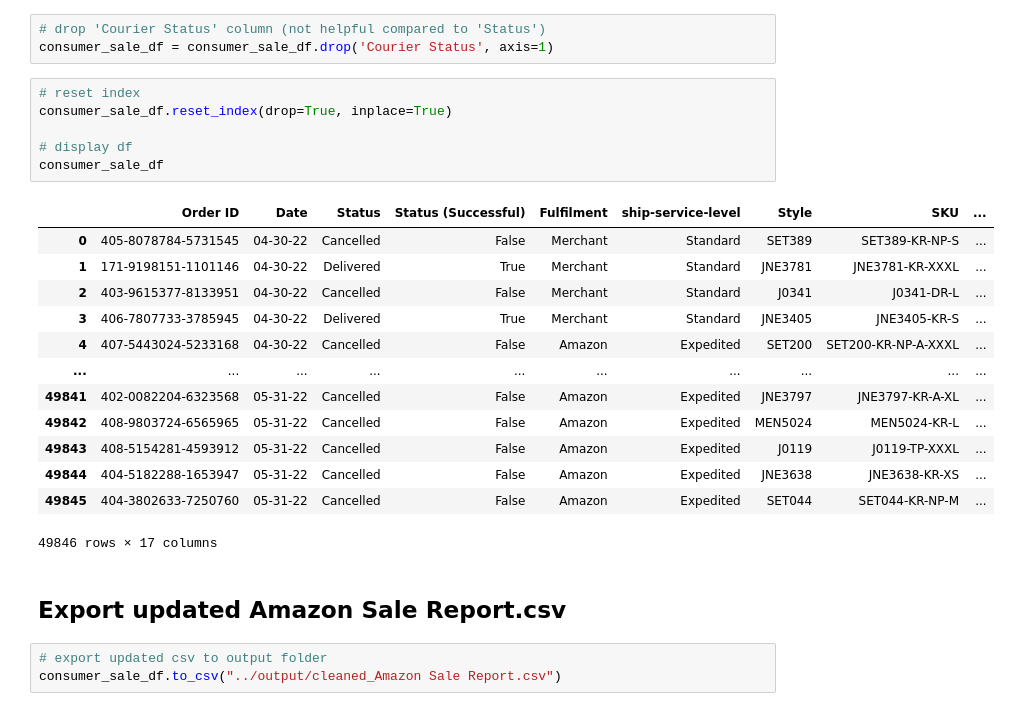
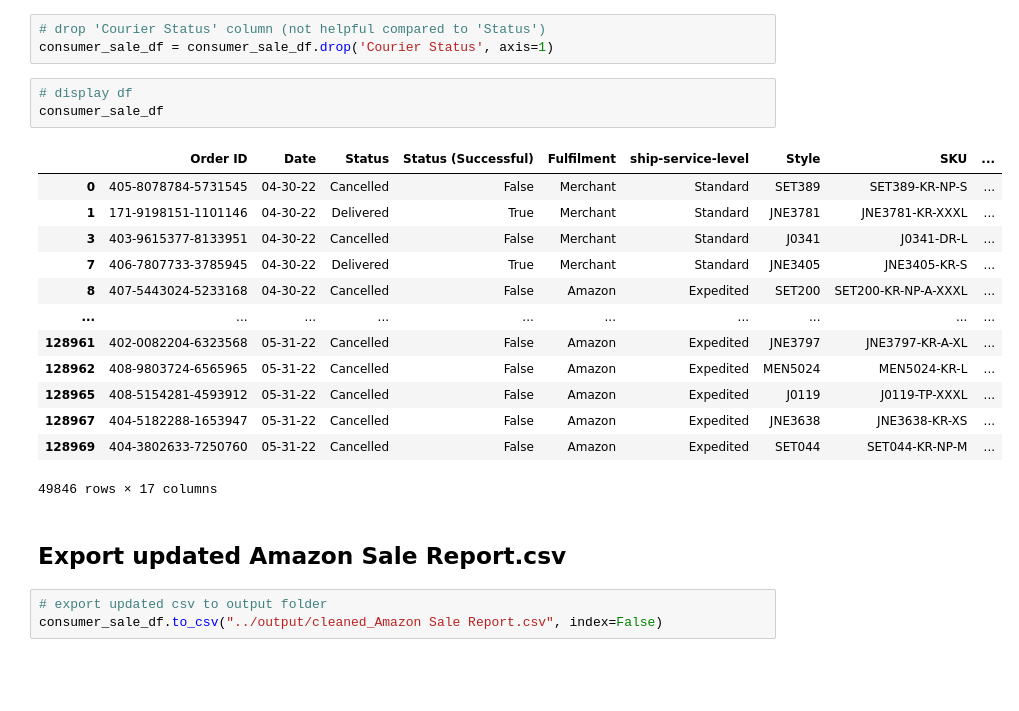
Before and after one commit to brianna-mitri/project-1, a Jupyter notebook: BM_Work/cleaning.ipynb, the cells around one changed output. Drawn from its saved outputs; the diff is of its cells as text; blank space fills up the shorter version.

Commit message:
Removed index from cleaned csv output

```diff
--- a/BM_Work/cleaning.ipynb
+++ b/BM_Work/cleaning.ipynb
@@ -207,27 +207,24 @@ consumer_sale_df = consumer_sale_df.drop(columns=repetitive_cols)
 # drop 'Courier Status' column (not helpful compared to 'Status')
 consumer_sale_df = consumer_sale_df.drop('Courier Status', axis=1)
 # %%
-# reset index
-consumer_sale_df.reset_index(drop=True, inplace=True)
-
 # display df
 consumer_sale_df
 # %% [output]
 |  | Order ID | Date | Status | Status (Successful) | Fulfilment | ship-service-level | Style | SKU | ... |
 | 0 | 405-8078784-5731545 | 04-30-22 | Cancelled | False | Merchant | Standard | SET389 | SET389-KR-NP-S | ... |
 | 1 | 171-9198151-1101146 | 04-30-22 | Delivered | True | Merchant | Standard | JNE3781 | JNE3781-KR-XXXL | ... |
-| 2 | 403-9615377-8133951 | 04-30-22 | Cancelled | False | Merchant | Standard | J0341 | J0341-DR-L | ... |
-| 3 | 406-7807733-3785945 | 04-30-22 | Delivered | True | Merchant | Standard | JNE3405 | JNE3405-KR-S | ... |
-| 4 | 407-5443024-5233168 | 04-30-22 | Cancelled | False | Amazon | Expedited | SET200 | SET200-KR-NP-A-XXXL | ... |
+| 3 | 403-9615377-8133951 | 04-30-22 | Cancelled | False | Merchant | Standard | J0341 | J0341-DR-L | ... |
+| 7 | 406-7807733-3785945 | 04-30-22 | Delivered | True | Merchant | Standard | JNE3405 | JNE3405-KR-S | ... |
+| 8 | 407-5443024-5233168 | 04-30-22 | Cancelled | False | Amazon | Expedited | SET200 | SET200-KR-NP-A-XXXL | ... |
 | ... | ... | ... | ... | ... | ... | ... | ... | ... | ... |
-| 49841 | 402-0082204-6323568 | 05-31-22 | Cancelled | False | Amazon | Expedited | JNE3797 | JNE3797-KR-A-XL | ... |
-| 49842 | 408-9803724-6565965 | 05-31-22 | Cancelled | False | Amazon | Expedited | MEN5024 | MEN5024-KR-L | ... |
-| 49843 | 408-5154281-4593912 | 05-31-22 | Cancelled | False | Amazon | Expedited | J0119 | J0119-TP-XXXL | ... |
-| 49844 | 404-5182288-1653947 | 05-31-22 | Cancelled | False | Amazon | Expedited | JNE3638 | JNE3638-KR-XS | ... |
-| 49845 | 404-3802633-7250760 | 05-31-22 | Cancelled | False | Amazon | Expedited | SET044 | SET044-KR-NP-M | ... |
+| 128961 | 402-0082204-6323568 | 05-31-22 | Cancelled | False | Amazon | Expedited | JNE3797 | JNE3797-KR-A-XL | ... |
+| 128962 | 408-9803724-6565965 | 05-31-22 | Cancelled | False | Amazon | Expedited | MEN5024 | MEN5024-KR-L | ... |
+| 128965 | 408-5154281-4593912 | 05-31-22 | Cancelled | False | Amazon | Expedited | J0119 | J0119-TP-XXXL | ... |
+| 128967 | 404-5182288-1653947 | 05-31-22 | Cancelled | False | Amazon | Expedited | JNE3638 | JNE3638-KR-XS | ... |
+| 128969 | 404-3802633-7250760 | 05-31-22 | Cancelled | False | Amazon | Expedited | SET044 | SET044-KR-NP-M | ... |
 49846 rows × 17 columns
 # %% [markdown]
 ## Export updated Amazon Sale Report.csv
 # %%
 # export updated csv to output folder
-consumer_sale_df.to_csv("../output/cleaned_Amazon Sale Report.csv")
+consumer_sale_df.to_csv("../output/cleaned_Amazon Sale Report.csv", index=False)
```
Also changed, not shown: 1 other file.
